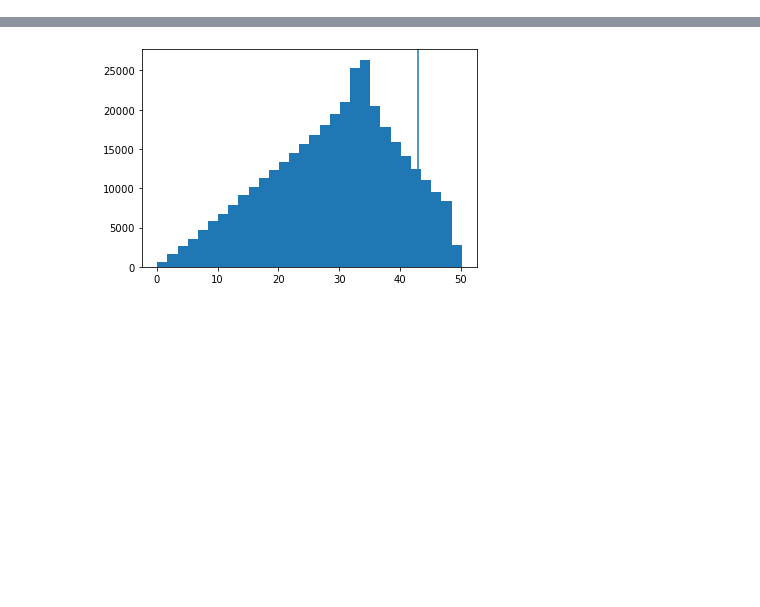
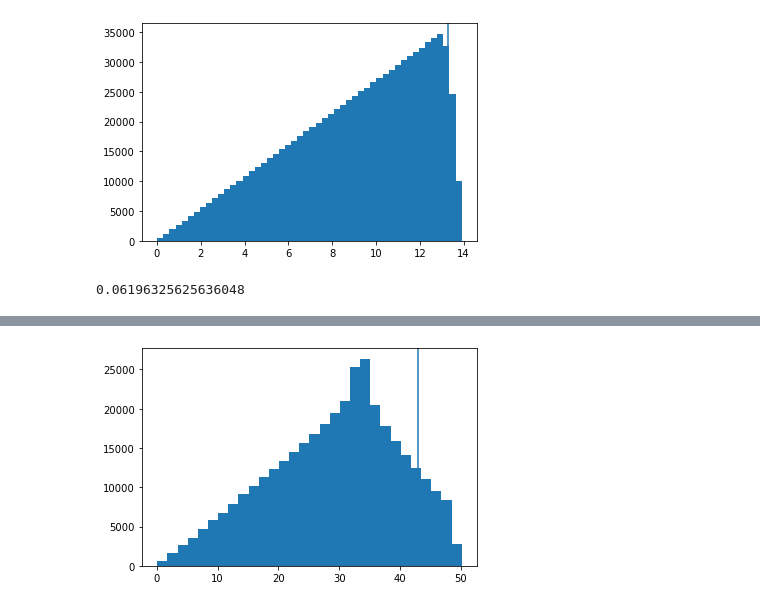
Before and after one commit to BillyTheKidPhysicist/storageRing, a Jupyter notebook: storageRingModel/analysis/collectorLensAnalysis.ipynb, the cells around one changed output, grey strips where cells are left out. Saved outputs shown, nothing was run; the diff lists cells and outputs as text; code cells hidden in the pictures; blank space fills up the shorter version.

```diff
--- a/storageRingModel/analysis/collectorLensAnalysis.ipynb
+++ b/storageRingModel/analysis/collectorLensAnalysis.ipynb
@@ -144,0 +175,27 @@ D90 min location:  100.0  cm
+# %%
+#particle surviving to min D90
+_,_,indices=analyzer.interpolate(d90_x_focus,return_valid_indices=True,max_radius_mm=d90_min)
+swarm_valid=Swarm()
+for idx in indices:
+    swarm_valid.add(analyzer.swarm[int(idx)])
+py=np.array(swarm_valid[:,'pi',1])
+pz=np.array(swarm_valid[:,'pi',2])
+pr=np.sqrt(py**2+pz**2)
+# swarm_valid
+plt.hist(pr,bins=50)
+plt.axvline(x=13.3)
+plt.show()
+# %% [output]
+[figure, added]
+# %%
+from constants import BHOR_MAGNETON,MASS_LITHIUM_7
+Bp=1.0
+L=.72
+rp=.05
+r_max=rp*.95
+gamma=BHOR_MAGNETON*Bp*L**2/(rp*210)**2
+beta=.5*MASS_LITHIUM_7
+V0=Bp*BHOR_MAGNETON*(r_max/rp)**2
+np.sqrt(V0/(beta+gamma))/210
+# %% [output]
+0.06196325625636048
```
Also changed, not shown: parts of 24 cells of this notebook, 53 other files.
